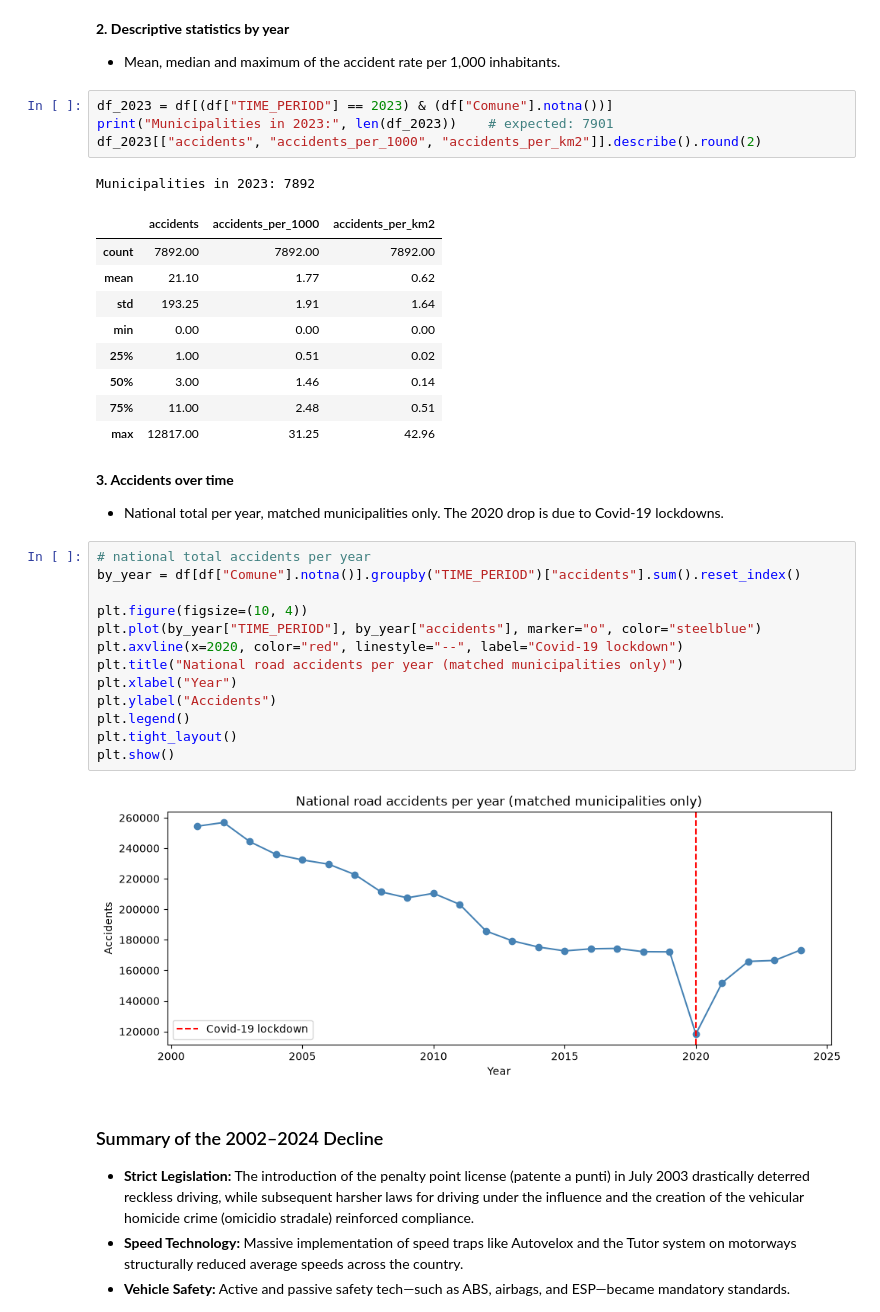
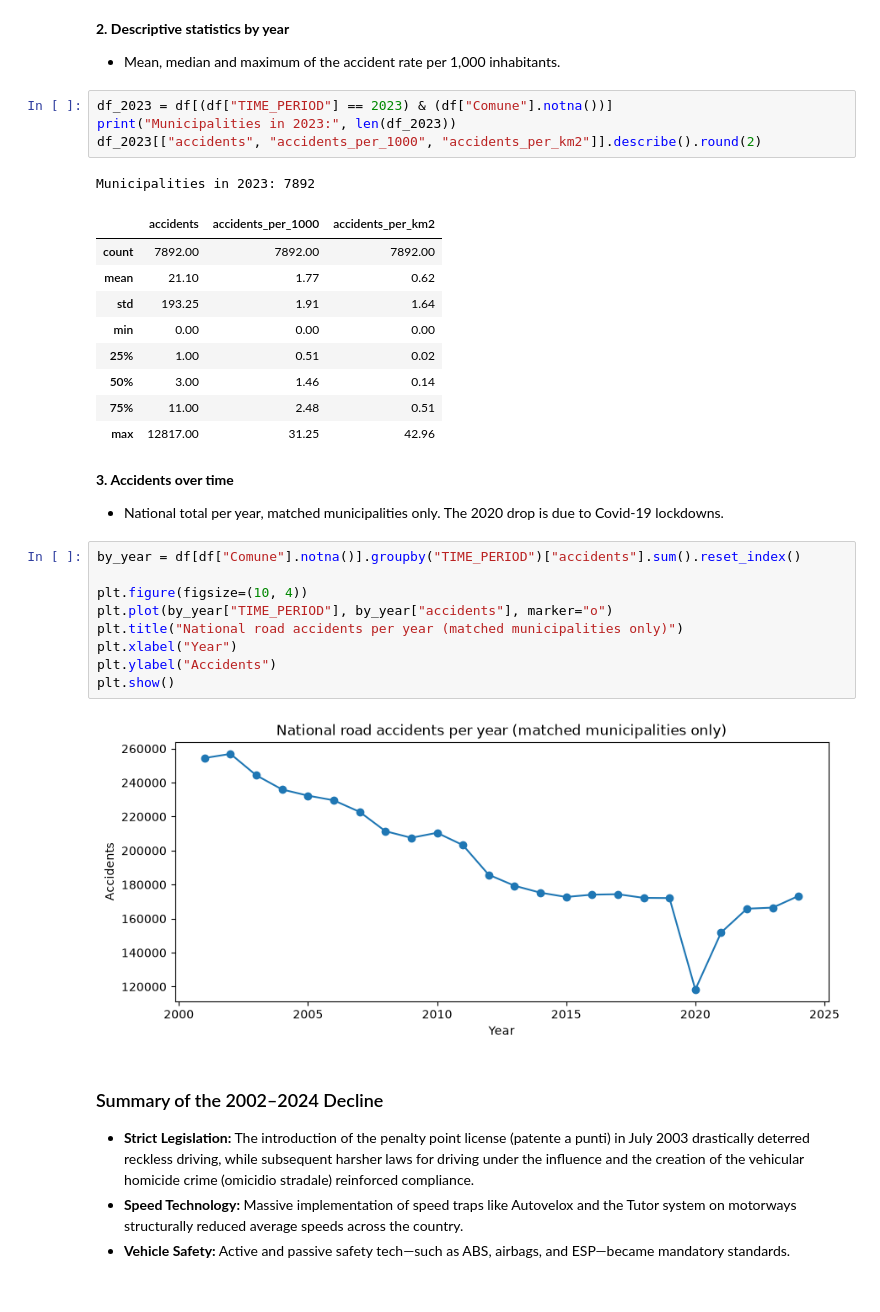
Before and after one commit to martinafurian/istat-accidents-analysis, a Jupyter notebook: 04_eda_analysis.ipynb, the cells around one changed output. Drawn from its saved outputs; the diff is of its cells as text; blank space fills up the shorter version.

```diff
--- a/04_eda_analysis.ipynb
+++ b/04_eda_analysis.ipynb
@@ -21,7 +22,7 @@ df.head(3)
 * Mean, median and maximum of the accident rate per 1,000 inhabitants.
 # %%
 df_2023 = df[(df["TIME_PERIOD"] == 2023) & (df["Comune"].notna())]
-print("Municipalities in 2023:", len(df_2023))    # expected: 7901
+print("Municipalities in 2023:", len(df_2023))
 df_2023[["accidents", "accidents_per_1000", "accidents_per_km2"]].describe().round(2)
 # %% [output]
 Municipalities in 2023: 7892
@@ -38,20 +39,16 @@ Municipalities in 2023: 7892
 **3. Accidents over time**
 * National total per year, matched municipalities only. The 2020 drop is due to Covid-19 lockdowns.
 # %%
-# national total accidents per year
 by_year = df[df["Comune"].notna()].groupby("TIME_PERIOD")["accidents"].sum().reset_index()
 
 plt.figure(figsize=(10, 4))
-plt.plot(by_year["TIME_PERIOD"], by_year["accidents"], marker="o", color="steelblue")
-plt.axvline(x=2020, color="red", linestyle="--", label="Covid-19 lockdown")
+plt.plot(by_year["TIME_PERIOD"], by_year["accidents"], marker="o")
 plt.title("National road accidents per year (matched municipalities only)")
 plt.xlabel("Year")
 plt.ylabel("Accidents")
-plt.legend()
-plt.tight_layout()
 plt.show()
 # %% [output]
-[figure, old version]
+[figure, new version]
 # %% [markdown]
 ### Summary of the 2002–2024 Decline
 
```
Also changed, not shown: parts of 5 cells of this notebook, 4 other files.
